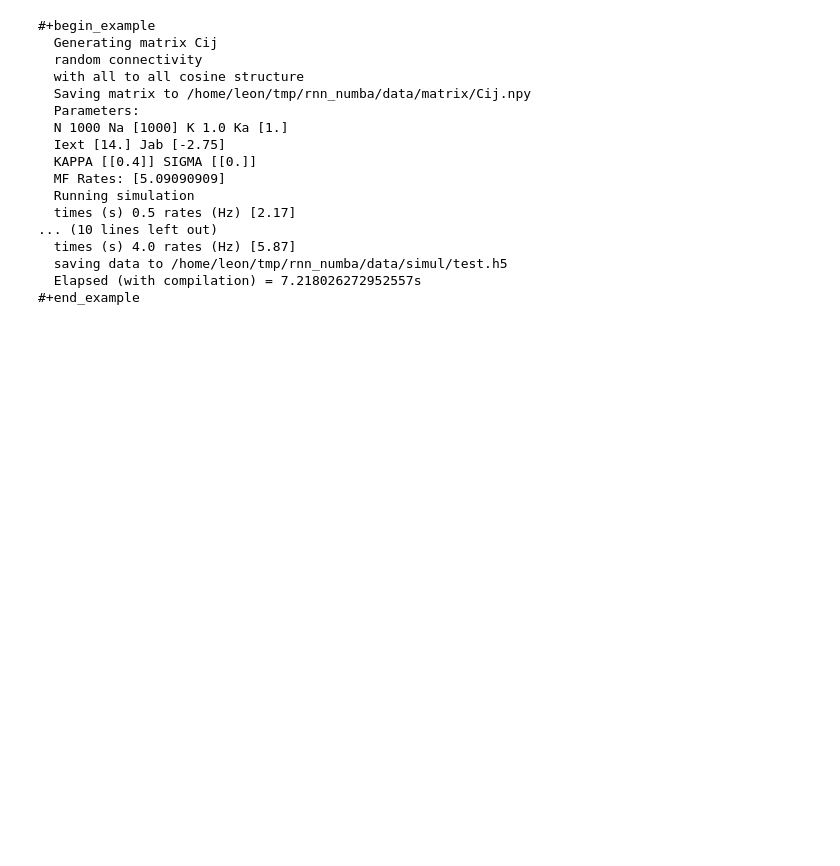
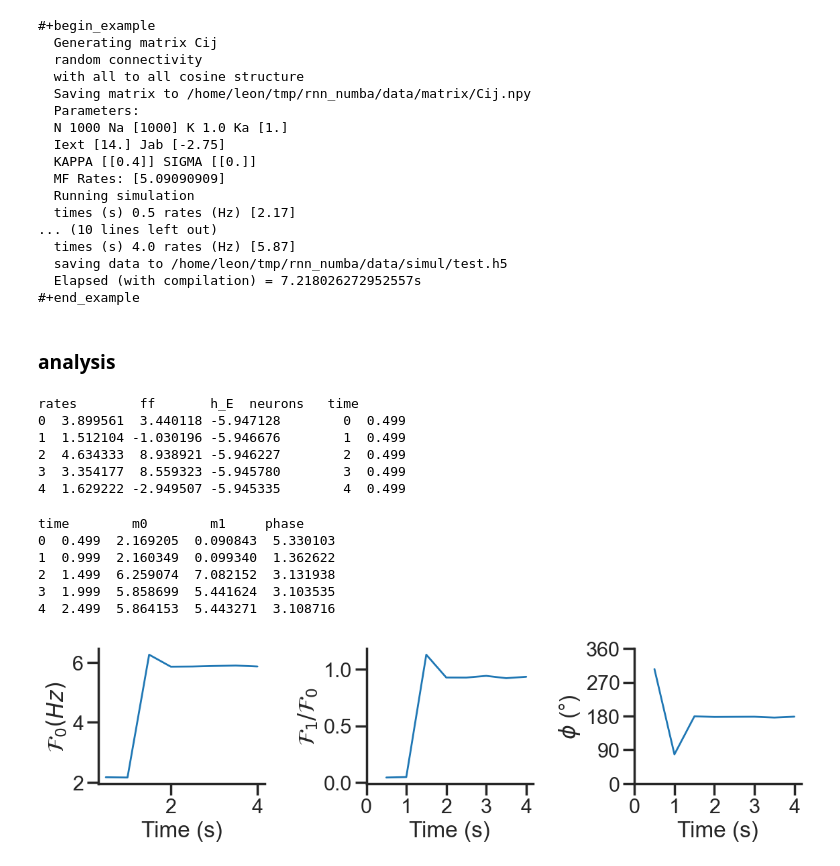
Before and after one commit to kiriclope/RUMBA, a Jupyter notebook: notebooks/doc.ipynb, the cells around one changed output. Saved outputs shown, nothing was run; the diff lists cells and outputs as text; code cells hidden in the pictures; blank space fills up the shorter version.

Commit message:
add plot to notebook

```diff
--- a/notebooks/doc.ipynb
+++ b/notebooks/doc.ipynb
@@ -120,3 +120,5 @@ model.run()
   saving data to /home/leon/tmp/rnn_numba/data/simul/test.h5
   Elapsed (with compilation) = 7.218026272952557s
 #+end_example
+# %% [markdown]
+### analysis
@@ -122,0 +128,44 @@ model.run()
+# %%
+df = pd.read_hdf("/home/leon/tmp/rnn_numba/data/simul/test.h5", mode="r")
+print(df.head())
+# %% [output]
+rates        ff       h_E  neurons   time
+0  3.899561  3.440118 -5.947128        0  0.499
+1  1.512104 -1.030196 -5.946676        1  0.499
+2  4.634333  8.938921 -5.946227        2  0.499
+3  3.354177  8.559323 -5.945780        3  0.499
+4  1.629222 -2.949507 -5.945335        4  0.499
+# %%
+data = df.groupby(['time'])['rates'].apply(decode_bump).reset_index()
+data[['m0', 'm1', 'phase']] = pd.DataFrame(data['rates'].tolist(), index=data.index)
+data = data.drop(columns=['rates'])
+
+print(data.head())
+# %% [output]
+time        m0        m1     phase
+0  0.499  2.169205  0.090843  5.330103
+1  0.999  2.160349  0.099340  1.362622
+2  1.499  6.259074  7.082152  3.131938
+3  1.999  5.858699  5.441624  3.103535
+4  2.499  5.864153  5.443271  3.108716
+# %%
+fig, ax = plt.subplots(1, 3, figsize=[2*width, height])
+
+sns.lineplot(data=data, x='time', y='m0', legend=False, lw=2, ax=ax[0])
+ax[0].set_xlabel('Time (s)')
+ax[0].set_ylabel('$\mathcal{F}_0 (Hz)$')
+ax[1].set_xticks([0, 1, 2, 3, 4])
+
+sns.lineplot(x=data['time'], y=data['m1']/data['m0'], legend=False, lw=2, ax=ax[1])
+ax[1].set_xlabel('Time (s)')
+ax[1].set_ylabel('$\mathcal{F}_1 / \mathcal{F}_0$')
+ax[1].set_xticks([0, 1, 2, 3, 4])
+
+sns.lineplot(x=data['time'], y=data['phase']*180/np.pi, legend=False, lw=2, ax=ax[2])
+ax[2].set_xlabel('Time (s)')
+ax[2].set_ylabel('$\phi$ (°)')
+ax[2].set_xticks([0, 1, 2, 3, 4])
+ax[2].set_yticks([0, 90, 180, 270, 360])
+plt.show()
+# %% [output]
+[figure, added]
```
Also changed, not shown: parts of 1 cell of this notebook, 9 other files.
